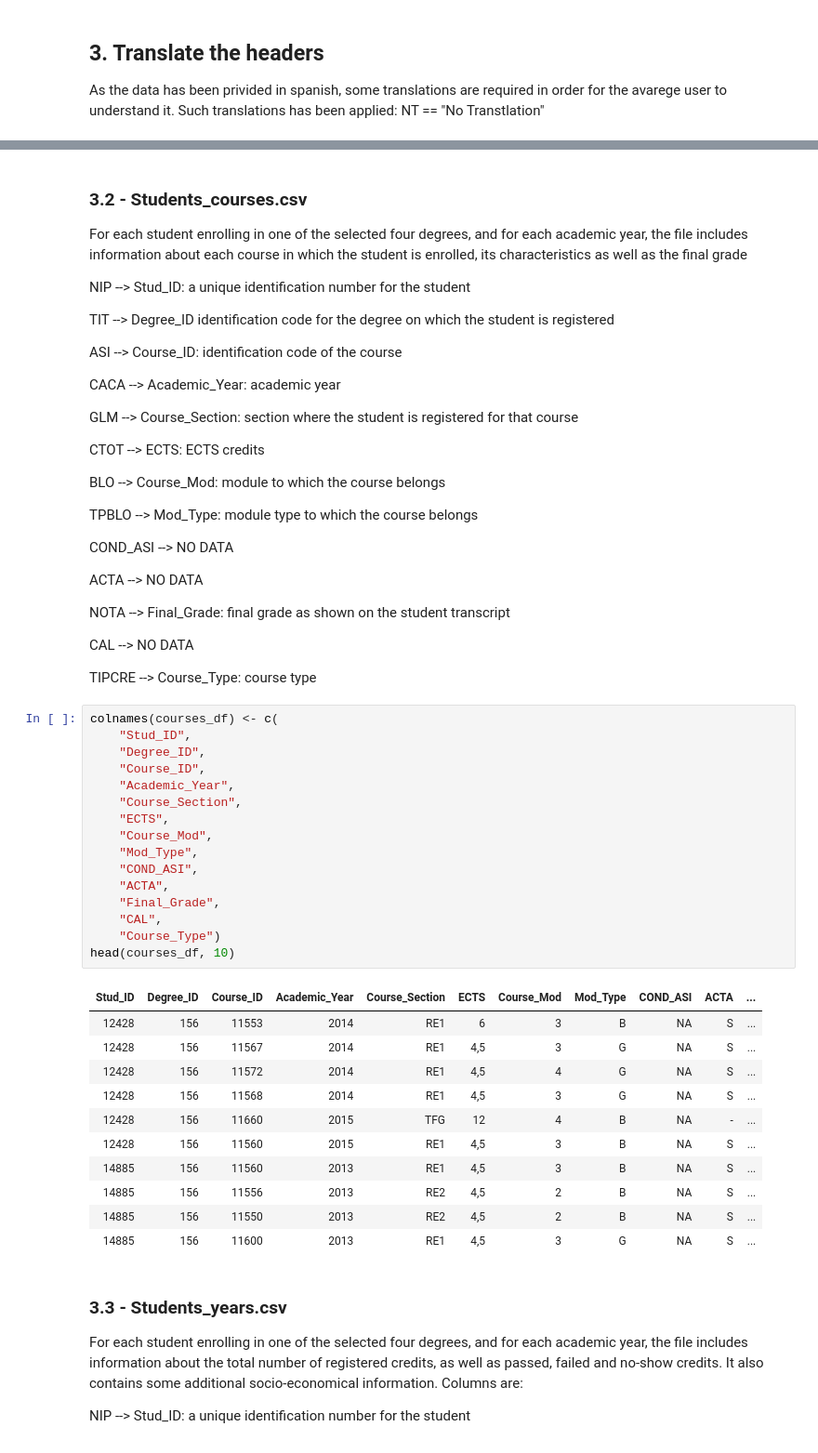
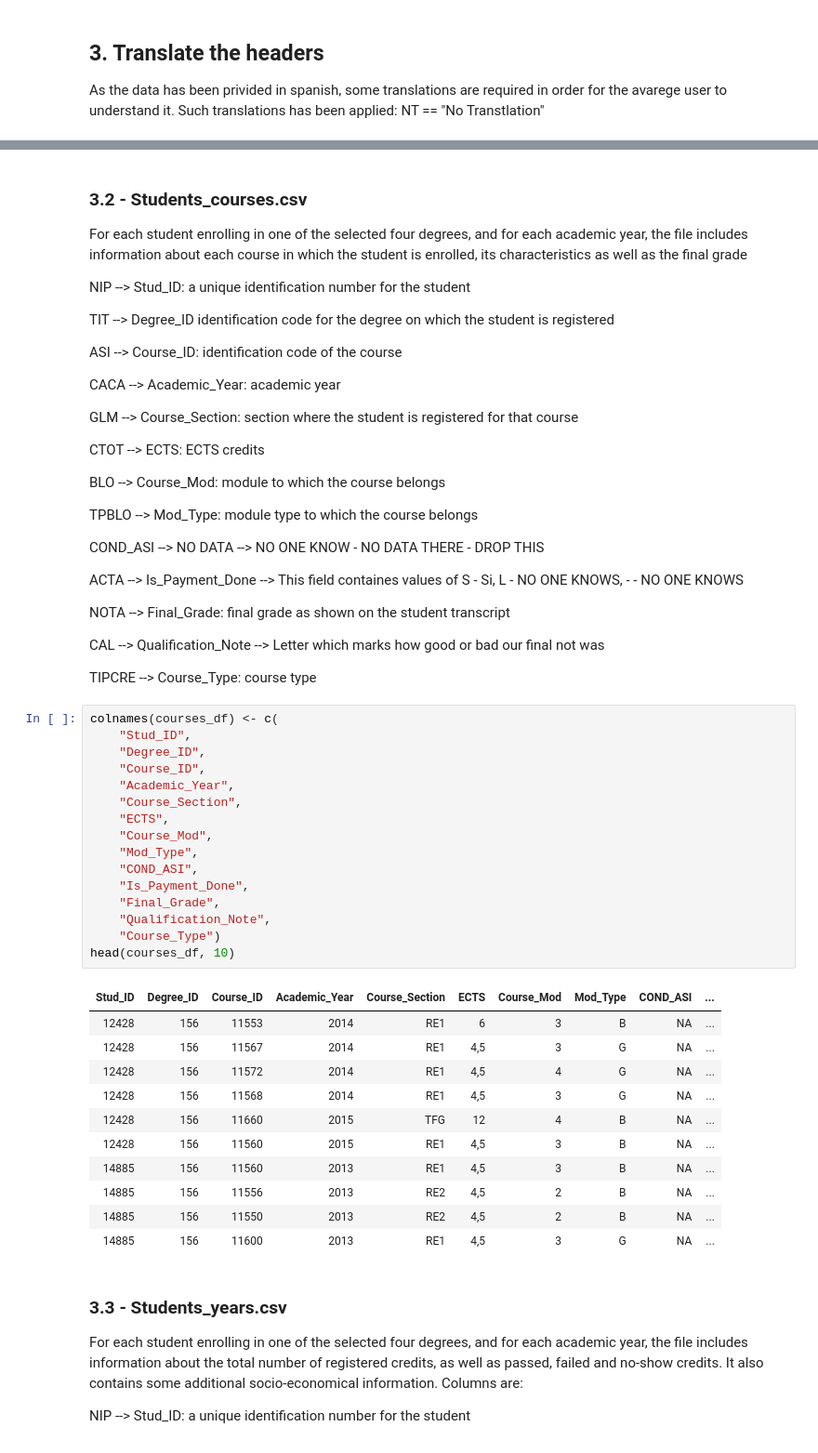
Before and after one commit to adamKuzanski/EduucatonalDataAnalysis, a Jupyter notebook: dataAnalysis.ipynb, the cells around one changed output, grey strips where cells are left out. Shown at 93% size. Drawn from its saved outputs; the diff is of its cells as text.

```diff
--- a/dataAnalysis.ipynb
+++ b/dataAnalysis.ipynb
@@ -159,43 +169,43 @@ BLO --> Course_Mod: module to which the course belongs
 
 TPBLO --> Mod_Type: module type to which the course belongs
 
-COND_ASI --> NO DATA
+COND_ASI --> NO DATA --> NO ONE KNOW - NO DATA THERE - DROP THIS
 
-ACTA --> NO DATA
+ACTA --> Is_Payment_Done --> This field containes values of S - Si, L - NO ONE KNOWS, - - NO ONE KNOWS
 
 NOTA --> Final_Grade: final grade as shown on the student transcript
 
-CAL --> NO DATA
+CAL -->  Qualification_Note --> Letter which marks how good or bad our final not was
 
 TIPCRE --> Course_Type: course type
 # %%
 colnames(courses_df) <- c(
     "Stud_ID",
     "Degree_ID",
     "Course_ID",
     "Academic_Year",
     "Course_Section",
     "ECTS",
     "Course_Mod",
     "Mod_Type",
     "COND_ASI",
-    "ACTA",
+    "Is_Payment_Done",
     "Final_Grade",
-    "CAL",
+    "Qualification_Note",
     "Course_Type")
 head(courses_df, 10)
 # %% [output]
-| Stud_ID | Degree_ID | Course_ID | Academic_Year | Course_Section | ECTS | Course_Mod | Mod_Type | COND_ASI | ACTA | ... |
-| 12428 | 156 | 11553 | 2014 | RE1 | 6 | 3 | B | NA | S | ... |
-| 12428 | 156 | 11567 | 2014 | RE1 | 4,5 | 3 | G | NA | S | ... |
-| 12428 | 156 | 11572 | 2014 | RE1 | 4,5 | 4 | G | NA | S | ... |
-| 12428 | 156 | 11568 | 2014 | RE1 | 4,5 | 3 | G | NA | S | ... |
-| 12428 | 156 | 11660 | 2015 | TFG | 12 | 4 | B | NA | - | ... |
-| 12428 | 156 | 11560 | 2015 | RE1 | 4,5 | 3 | B | NA | S | ... |
-| 14885 | 156 | 11560 | 2013 | RE1 | 4,5 | 3 | B | NA | S | ... |
-| 14885 | 156 | 11556 | 2013 | RE2 | 4,5 | 2 | B | NA | S | ... |
-| 14885 | 156 | 11550 | 2013 | RE2 | 4,5 | 2 | B | NA | S | ... |
-| 14885 | 156 | 11600 | 2013 | RE1 | 4,5 | 3 | G | NA | S | ... |
+| Stud_ID | Degree_ID | Course_ID | Academic_Year | Course_Section | ECTS | Course_Mod | Mod_Type | COND_ASI | ... |
+| 12428 | 156 | 11553 | 2014 | RE1 | 6 | 3 | B | NA | ... |
+| 12428 | 156 | 11567 | 2014 | RE1 | 4,5 | 3 | G | NA | ... |
+| 12428 | 156 | 11572 | 2014 | RE1 | 4,5 | 4 | G | NA | ... |
+| 12428 | 156 | 11568 | 2014 | RE1 | 4,5 | 3 | G | NA | ... |
+| 12428 | 156 | 11660 | 2015 | TFG | 12 | 4 | B | NA | ... |
+| 12428 | 156 | 11560 | 2015 | RE1 | 4,5 | 3 | B | NA | ... |
+| 14885 | 156 | 11560 | 2013 | RE1 | 4,5 | 3 | B | NA | ... |
+| 14885 | 156 | 11556 | 2013 | RE2 | 4,5 | 2 | B | NA | ... |
+| 14885 | 156 | 11550 | 2013 | RE2 | 4,5 | 2 | B | NA | ... |
+| 14885 | 156 | 11600 | 2013 | RE1 | 4,5 | 3 | G | NA | ... |
 # %% [markdown]
 ### 3.3 - Students_years.csv
 For each student enrolling in one of the selected four degrees, and for each academic year, the
```
Also changed, not shown: parts of 44 cells of this notebook.
